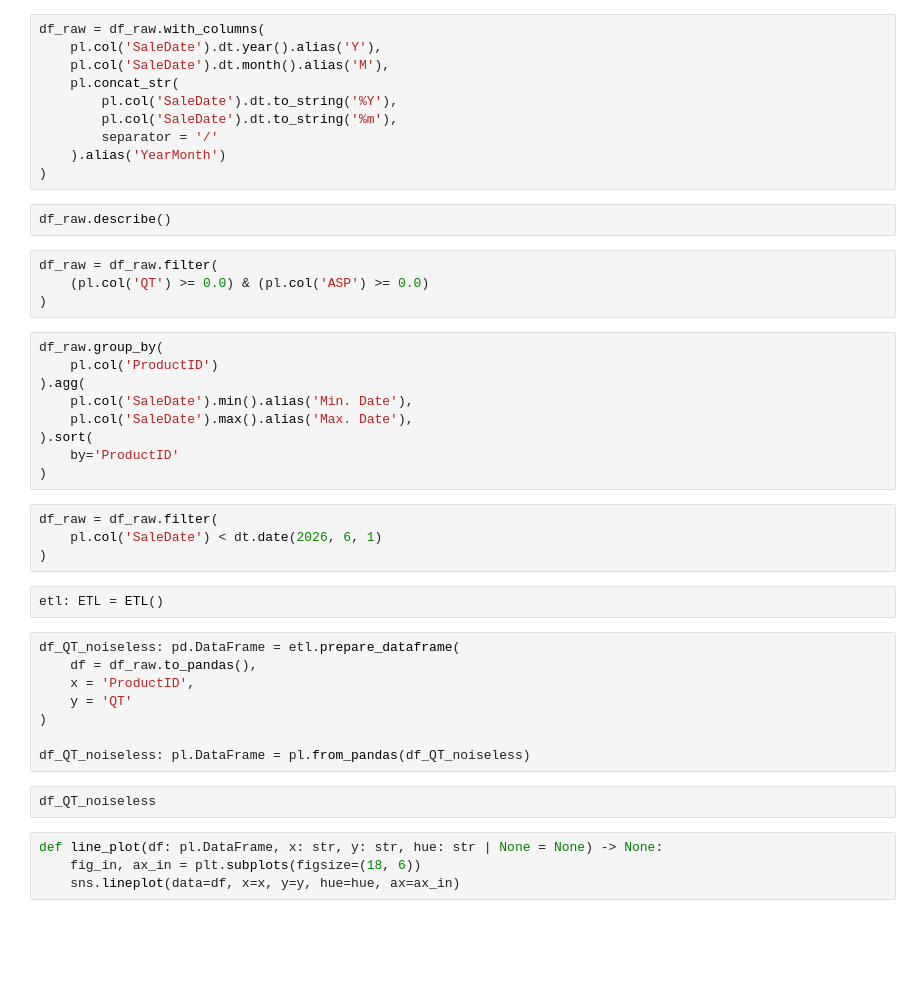
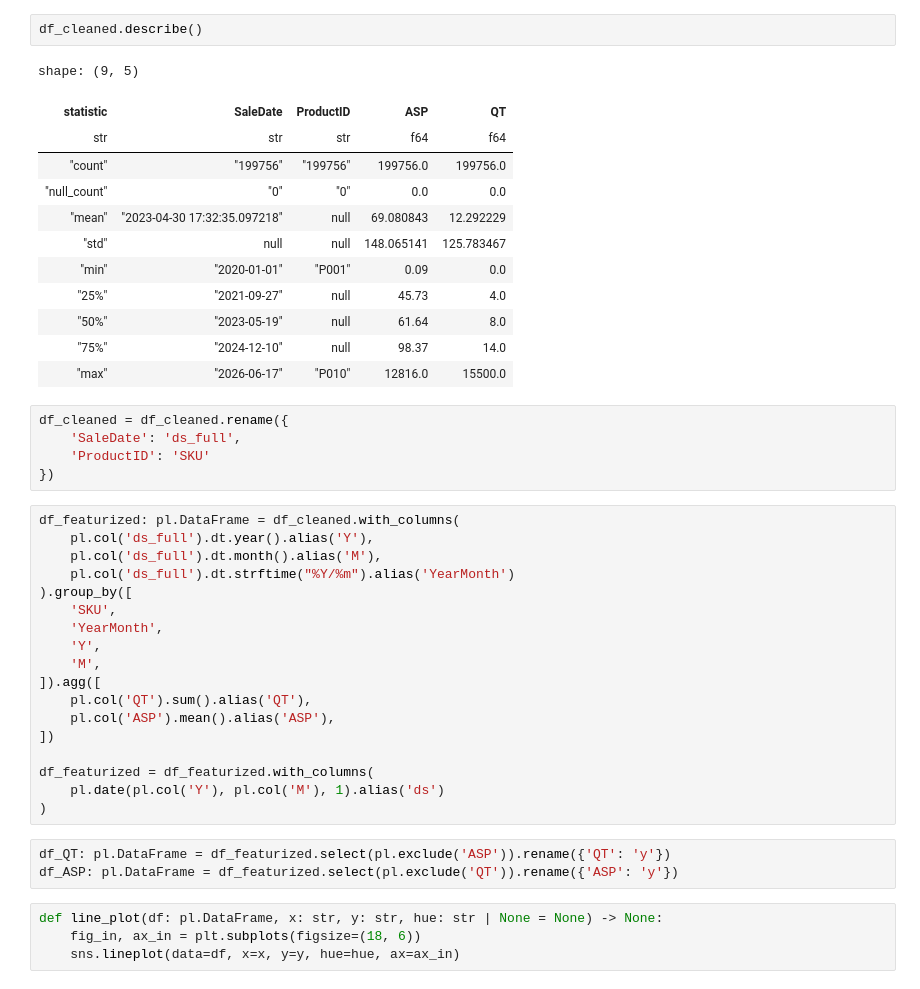
Before and after one commit to maranefabio/Company_Sales_Forecasting, a Jupyter notebook: main.ipynb, the cells around one changed output. Cells and saved outputs as stored; diff of their text form; blank space fills up the shorter version.

```diff
--- a/main.ipynb
+++ b/main.ipynb
@@ -36,44 +233,44 @@ df_raw.head(5)
 # %%
-df_raw = df_raw.with_columns(
-    pl.col('SaleDate').dt.year().alias('Y'),
-    pl.col('SaleDate').dt.month().alias('M'),
-    pl.concat_str(
-        pl.col('SaleDate').dt.to_string('%Y'),
-        pl.col('SaleDate').dt.to_string('%m'),
-        separator = '/'
-    ).alias('YearMonth')
-)
+df_cleaned.describe()
+# %% [output]
+shape: (9, 5)
+| statistic | SaleDate | ProductID | ASP | QT |
+| str | str | str | f64 | f64 |
+| "count" | "199756" | "199756" | 199756.0 | 199756.0 |
+| "null_count" | "0" | "0" | 0.0 | 0.0 |
+| "mean" | "2023-04-30 17:32:35.097218" | null | 69.080843 | 12.292229 |
+| "std" | null | null | 148.065141 | 125.783467 |
+| "min" | "2020-01-01" | "P001" | 0.09 | 0.0 |
+| "25%" | "2021-09-27" | null | 45.73 | 4.0 |
+| "50%" | "2023-05-19" | null | 61.64 | 8.0 |
+| "75%" | "2024-12-10" | null | 98.37 | 14.0 |
+| "max" | "2026-06-17" | "P010" | 12816.0 | 15500.0 |
-# %%
-df_raw.describe()
-# %%
-df_raw = df_raw.filter(
-    (pl.col('QT') >= 0.0) & (pl.col('ASP') >= 0.0)
-)
-# %%
-df_raw.group_by(
-    pl.col('ProductID')
-).agg(
-    pl.col('SaleDate').min().alias('Min. Date'),
-    pl.col('SaleDate').max().alias('Max. Date'),
-).sort(
-    by='ProductID'
-)
-# %%
-df_raw = df_raw.filter(
-    pl.col('SaleDate') < dt.date(2026, 6, 1)
-)
-# %%
-etl: ETL = ETL()
+# %%
+df_cleaned = df_cleaned.rename({
+    'SaleDate': 'ds_full',
+    'ProductID': 'SKU'
+})
 # %%
-df_QT_noiseless: pd.DataFrame = etl.prepare_dataframe(
-    df = df_raw.to_pandas(),
-    x = 'ProductID',
-    y = 'QT'
+df_featurized: pl.DataFrame = df_cleaned.with_columns(
+    pl.col('ds_full').dt.year().alias('Y'),
+    pl.col('ds_full').dt.month().alias('M'),
+    pl.col('ds_full').dt.strftime("%Y/%m").alias('YearMonth')
+).group_by([
+    'SKU',
+    'YearMonth',
+    'Y',
+    'M',
+]).agg([
+    pl.col('QT').sum().alias('QT'),
+    pl.col('ASP').mean().alias('ASP'),
+])
+
+df_featurized = df_featurized.with_columns(
+    pl.date(pl.col('Y'), pl.col('M'), 1).alias('ds')
 )
-
-df_QT_noiseless: pl.DataFrame = pl.from_pandas(df_QT_noiseless)
-# %%
-df_QT_noiseless
+# %%
+df_QT: pl.DataFrame = df_featurized.select(pl.exclude('ASP')).rename({'QT': 'y'})
+df_ASP: pl.DataFrame = df_featurized.select(pl.exclude('QT')).rename({'ASP': 'y'})
 # %%
 def line_plot(df: pl.DataFrame, x: str, y: str, hue: str | None = None) -> None:
     fig_in, ax_in = plt.subplots(figsize=(18, 6))
```
Also changed, not shown: parts of 15 cells of this notebook, 16 other files.
